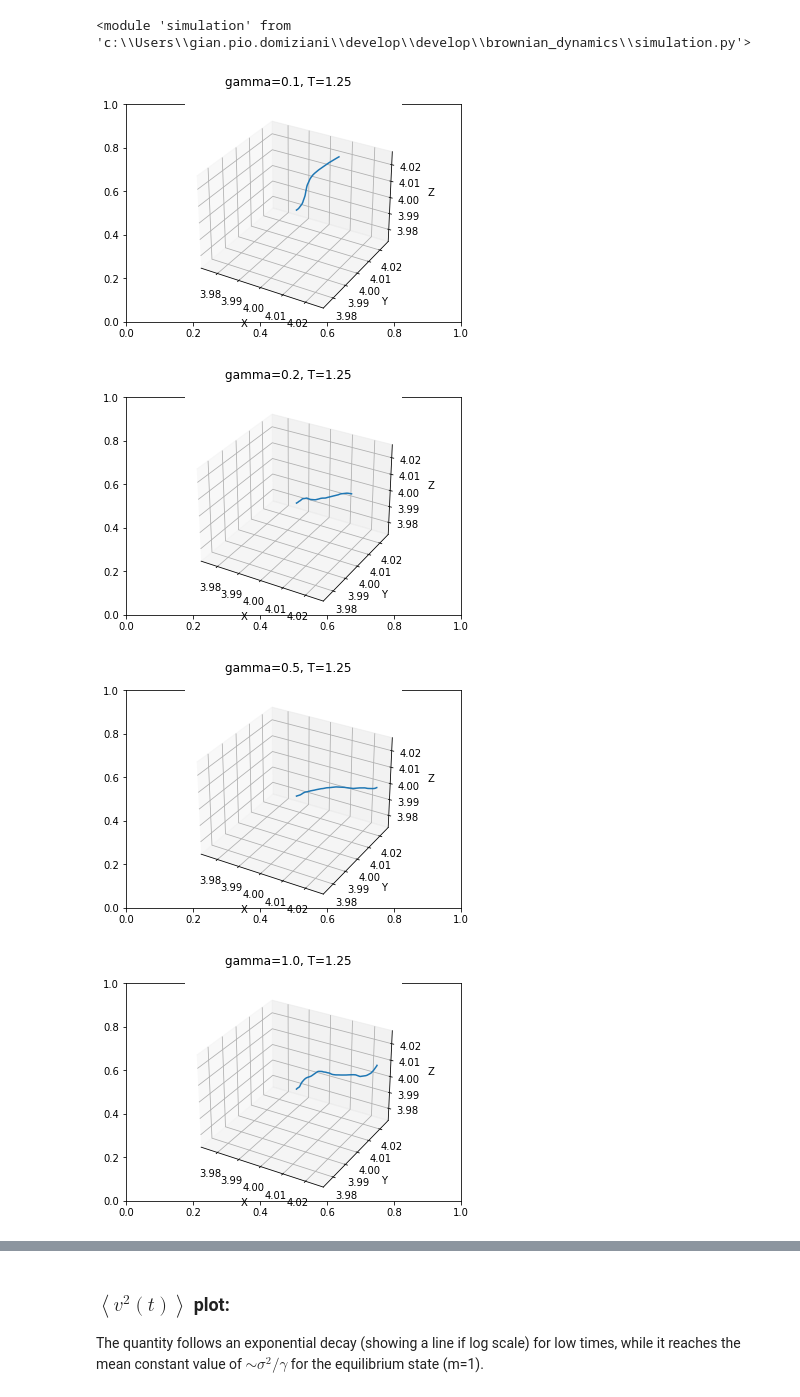
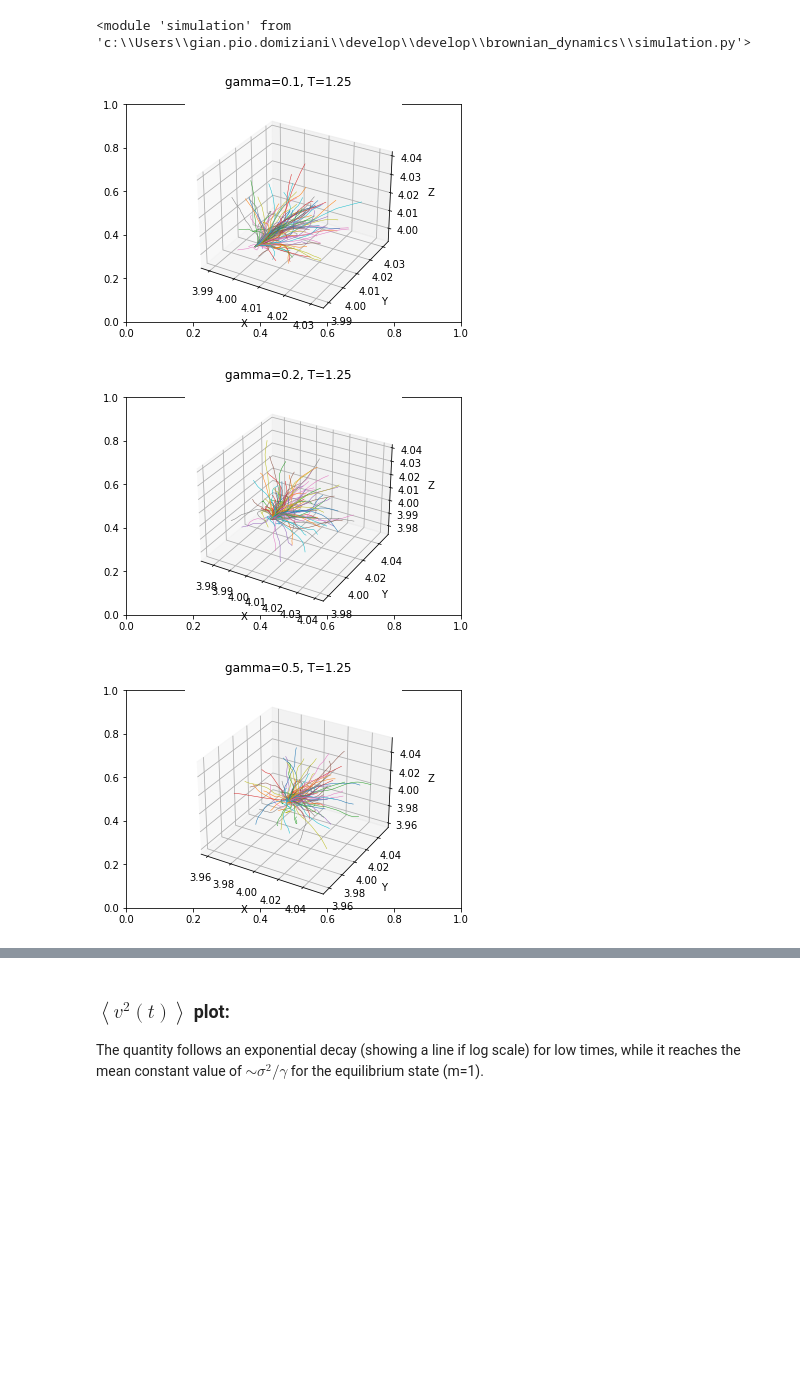
Before and after one commit to gianpd/brownian_dynamics, a Jupyter notebook: brownian_dynamics.ipynb, the cells around one changed output, grey strips where cells are left out. Drawn from its saved outputs; the diff is of its cells as text; code cells hidden in the pictures; blank space fills up the shorter version.

```diff
--- a/brownian_dynamics.ipynb
+++ b/brownian_dynamics.ipynb
@@ -37,50 +41,35 @@ importlib.reload(sim)
 # %%
 # Set default values, check keys and typecheck values
 DT = 7e-4
 NSTEPS = 1000
 T = [1.25]
-GAMMA = [0.1, 0.2, 0.5, 1.0]
-N = 1
+GAMMA = [0.1, 0.2, 0.5]
+N = 100
 r = 4.0
 p = 0.25
 BOX = 8.0
 F = 0.0
 STEP = p*DT + np.sqrt(DT)
 np.random.seed(1234)
 for i, g in enumerate(GAMMA):
     for temp in T:
         rs, ps = sim.main(DT, r, p, g, BOX, temp, N, NSTEPS, F)
-        xs = [x[0][0] for x in rs]
-        ys = [x[0][1] for x in rs]
-        zs = [x[0][2] for x in rs]
-
-        pxs = [x[0][0] for x in ps]
-        pys = [x[0][1] for x in ps]
-        pzs = [x[0][2] for x in ps]
-
-        # # phase space
-        # fig_xs, ax1 = plt.subplots(1, 1)
-        # ax1 = fig_xs.add_subplot(projection='3d')
-        # fig_xs.suptitle(f'gamma={g}, T={temp}')
-        # _ = ax1.scatter(xs, ys, zs)
-        # plt.show()
-        # r(t)
         fig_xs, ax1 = plt.subplots(1, 1)
         ax1 = fig_xs.add_subplot(projection='3d')
-        fig_xs.suptitle(f'gamma={g}, T={temp}')
-        _ = ax1.plot(xs, ys, zs, lw=1.5)
-        ax1.set_xlabel('X')
-        ax1.set_ylabel('Y')
-        ax1.set_zlabel('Z')
-        ax1.set_xlim(r - STEP, r + STEP)
-        ax1.set_ylim(r - STEP, r + STEP)
-        ax1.set_zlim(r -STEP, r + STEP)
+        _ = fig_xs.suptitle(f'gamma={g}, T={temp}')
+        for i in range(N):
+            _ = ax1.plot(rs[:, i, 0], rs[:, i, 1], rs[:, i, 2], lw=.5)
+            _ = ax1.set_xlabel('X')
+            _ = ax1.set_ylabel('Y')
+            _ = ax1.set_zlabel('Z')
+            # _ = ax1.set_xlim(r - STEP, r + STEP)
+            # _ = ax1.set_ylim(r - STEP, r + STEP)
+            # _ = ax1.set_zlim(r -STEP, r + STEP)
         plt.show()
 # %% [output]
-[figure, old version]
+[figure, new version]
-[figure, old version]
+[figure, new version]
-[figure, old version]
+[figure, new version]
-[figure, removed]
 # %%
 np.random.seed(123456789)
 DT = 1e-3
```
Also changed, not shown: parts of 3 cells of this notebook, 3 other files.
